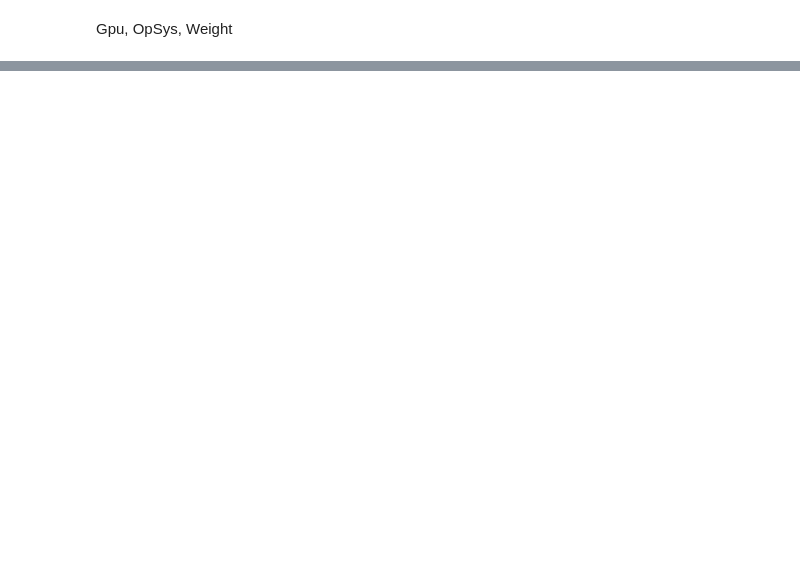
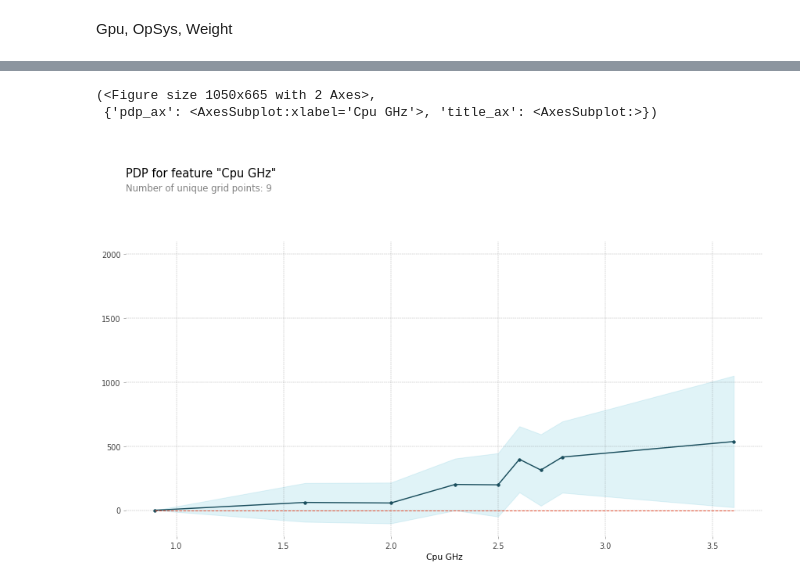
Before and after one commit to Jeongbin-Heo/AI_12_Section1_Project, a Jupyter notebook: Project2_ipynb의_사본.ipynb, the cells around one changed output, grey strips where cells are left out. Cells and saved outputs as stored; diff of their text form; code cells hidden in the pictures; blank space fills up the shorter version.

```diff
--- a/Project2_ipynb의_사본.ipynb
+++ b/Project2_ipynb의_사본.ipynb
@@ -704,0 +914,16 @@ df_corr
+# %%
+# Cpu GHz
+isolate_cpu = pdp_isolate(
+    model = model,
+    dataset = X_test_encoded,
+    model_features = X_test_encoded.columns,
+    feature = 'Cpu GHz',
+    grid_type = 'percentile',
+    num_grid_points = 10
+)
+
+pdp_plot(isolate_cpu, feature_name = 'Cpu GHz')
+# %% [output]
+(<Figure size 1050x665 with 2 Axes>,
+ {'pdp_ax': <AxesSubplot:xlabel='Cpu GHz'>, 'title_ax': <AxesSubplot:>})
+[figure, added]
```
Also changed, not shown: parts of 45 cells of this notebook.
